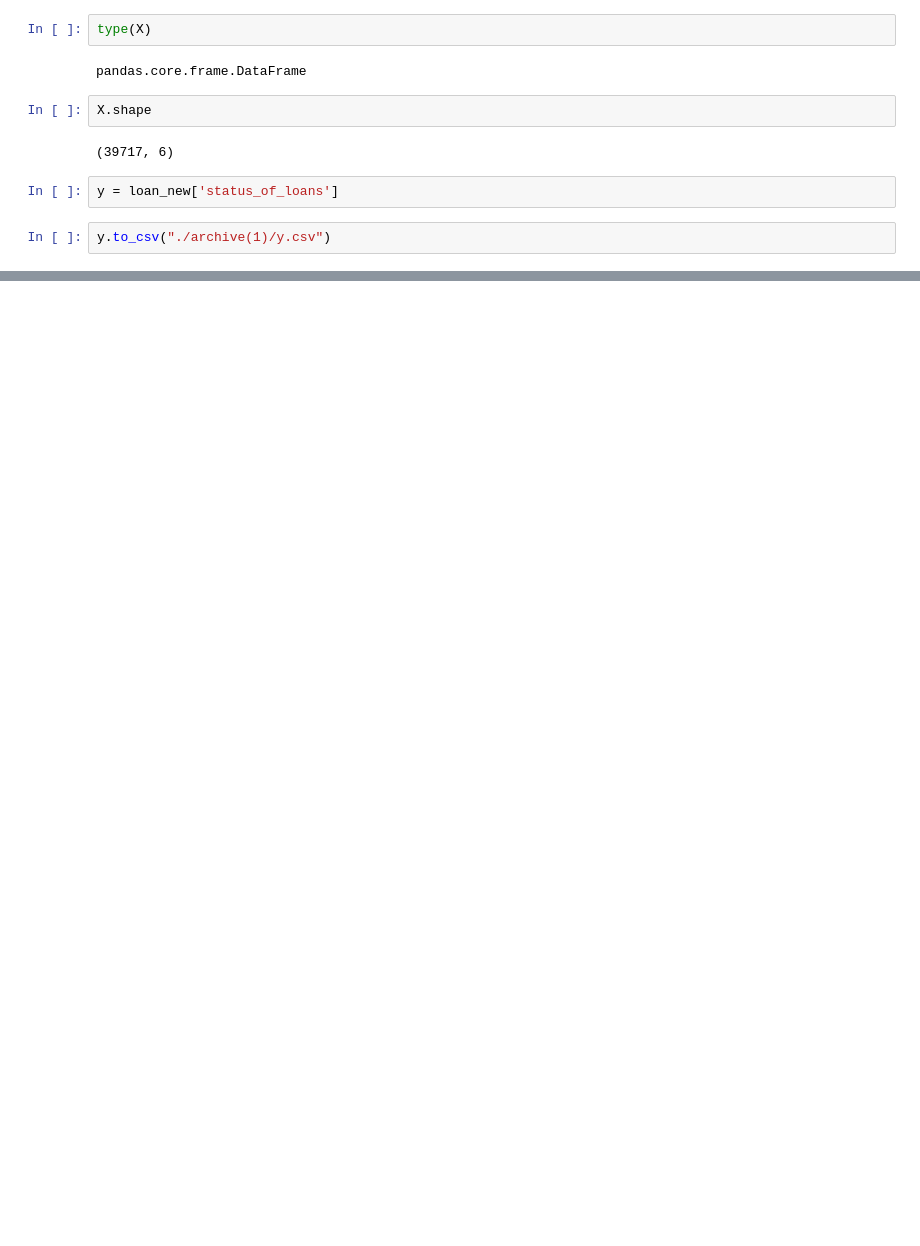
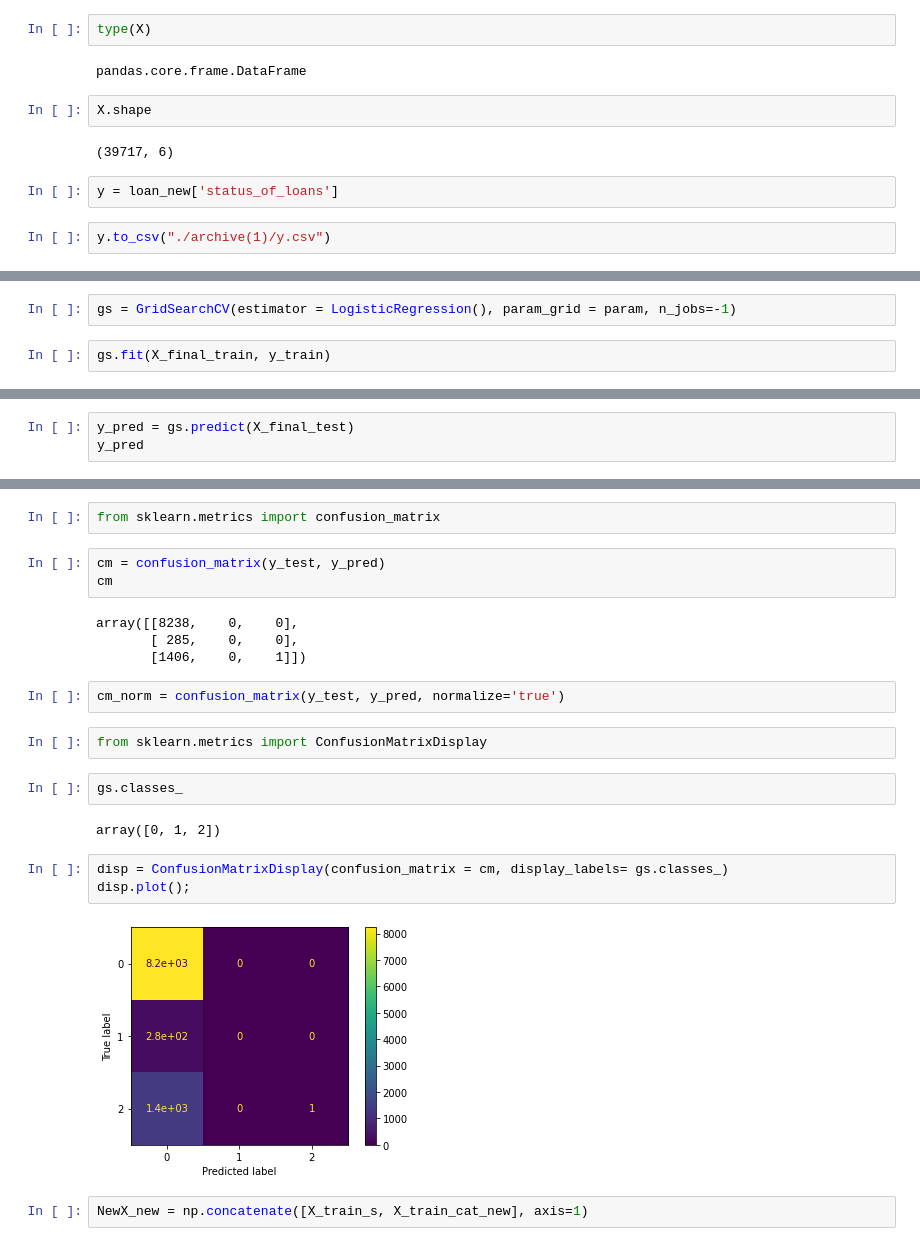
Before and after one commit to cshivajirao/LendingClubProject, a Jupyter notebook: LendingData.ipynb, the cells around one changed output, grey strips where cells are left out. Saved outputs shown, nothing was run; the diff lists cells and outputs as text; blank space fills up the shorter version.

```diff
--- a/LendingData.ipynb
+++ b/LendingData.ipynb
@@ -466,0 +678,4 @@ y.to_csv("./archive(1)/y.csv")
+# %%
+gs = GridSearchCV(estimator = LogisticRegression(), param_grid = param, n_jobs=-1)
+# %%
+gs.fit(X_final_train, y_train)
@@ -466,0 +700,3 @@ y.to_csv("./archive(1)/y.csv")
+# %%
+y_pred = gs.predict(X_final_test)
+y_pred
@@ -466,0 +728,24 @@ y.to_csv("./archive(1)/y.csv")
+# %%
+from sklearn.metrics import confusion_matrix
+# %%
+cm = confusion_matrix(y_test, y_pred)
+cm
+# %% [output]
+array([[8238,    0,    0],
+       [ 285,    0,    0],
+       [1406,    0,    1]])
+# %%
+cm_norm = confusion_matrix(y_test, y_pred, normalize='true')
+# %%
+from sklearn.metrics import ConfusionMatrixDisplay
+# %%
+gs.classes_
+# %% [output]
+array([0, 1, 2])
+# %%
+disp = ConfusionMatrixDisplay(confusion_matrix = cm, display_labels= gs.classes_)
+disp.plot();
+# %% [output]
+[figure, added]
+# %%
+NewX_new = np.concatenate([X_train_s, X_train_cat_new], axis=1)
```
Also changed, not shown: parts of 85 cells of this notebook.
